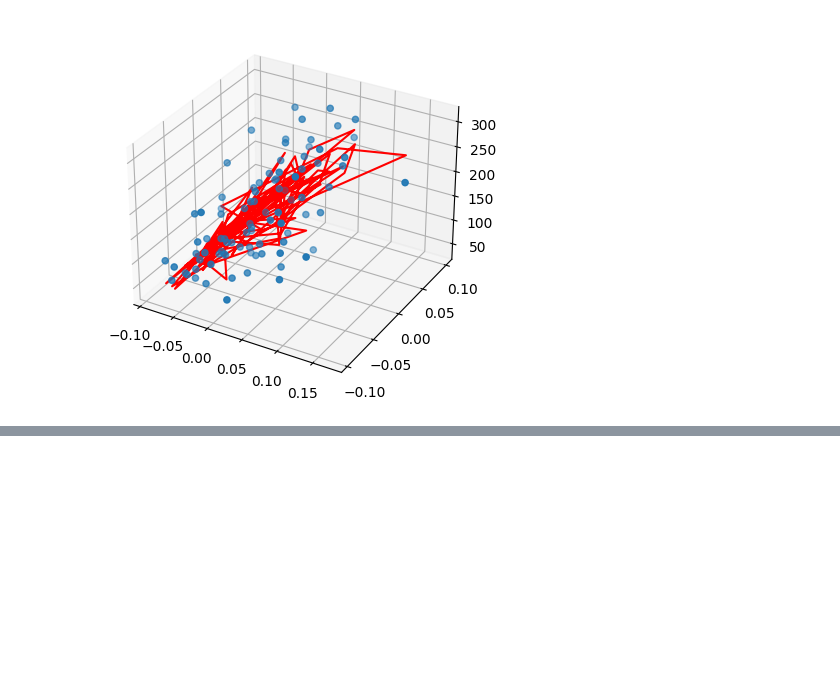
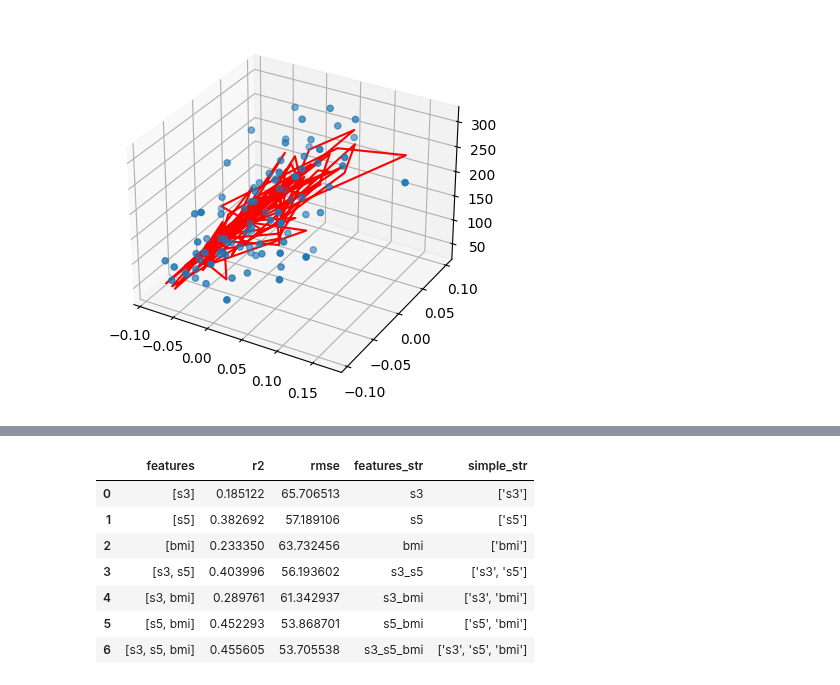
Before and after one commit to ValRCS/Python_SheGoesTech_22, a Jupyter notebook: Days_28_30_Machine_Learning/regression_diabetes.ipynb, the cells around one changed output, grey strips where cells are left out. Cells and saved outputs as stored; diff of their text form; code cells hidden in the pictures; blank space fills up the shorter version.

```diff
--- a/Days_28_30_Machine_Learning/regression_diabetes.ipynb
+++ b/Days_28_30_Machine_Learning/regression_diabetes.ipynb
@@ -198,0 +291,8 @@ plt.show()
+# %%
+# create an instance of the model
+lr = LinearRegression()
+# fit the model on the training data
+lr.fit(X_train, y_train)
+
+# make some predictions
+y_pred = lr.predict(X_test)
@@ -198,0 +341,20 @@ plt.show()
+# %%
+# lets try our function on the diabetes dataset
+# we will use all combinations of s3 s5 and bmi
+
+combins = [['s3'], ['s5'], ['bmi'], ['s3', 's5'], ['s3', 'bmi'], ['s5', 'bmi'], ['s3', 's5', 'bmi']]
+# we could have done this using itertools
+# import itertools
+# combins = list(itertools.combinations(['s3', 's5', 'bmi'], 1)) # 1 means 1 feature
+# combins = list(itertools.combinations(['s3', 's5', 'bmi'], 2)) # all combinations of 2 features
+# combins = list(itertools.combinations(['s3', 's5', 'bmi'], 3)) # all combinations of 3 features
+
+r2_list = []
+rmse_list = []
+for comb in combins:
+    r2, rmse = get_r2_rmse(df, comb)
+    print('Features:', comb, 'R2 Score:', r2, 'Root Mean Squared Error:', rmse)
+    r2_list.append(r2)
+    rmse_list.append(rmse)
+
+# lets plot the r2 score and root mean squared error
@@ -198,0 +382,21 @@ plt.show()
+# %%
+# convert features column to string
+# so we can use it as a label
+# i used a anonymous function to do this - so we can apply it to each row
+# i made a tiny lambda fuction to do this
+
+results_df['features_str'] = results_df['features'].apply(lambda x: "_".join(x))
+# convert features column to string
+# so we can use it as a label
+# i could pass a premade function such as str to do this as well
+results_df['simple_str'] = results_df['features'].apply(str)
+results_df
+# %% [output]
+|  | features | r2 | rmse | features_str | simple_str |
+| 0 | [s3] | 0.185122 | 65.706513 | s3 | ['s3'] |
+| 1 | [s5] | 0.382692 | 57.189106 | s5 | ['s5'] |
+| 2 | [bmi] | 0.233350 | 63.732456 | bmi | ['bmi'] |
+| 3 | [s3, s5] | 0.403996 | 56.193602 | s3_s5 | ['s3', 's5'] |
+| 4 | [s3, bmi] | 0.289761 | 61.342937 | s3_bmi | ['s3', 'bmi'] |
+| 5 | [s5, bmi] | 0.452293 | 53.868701 | s5_bmi | ['s5', 'bmi'] |
+| 6 | [s3, s5, bmi] | 0.455605 | 53.705538 | s3_s5_bmi | ['s3', 's5', 'bmi'] |
```
Also changed, not shown: parts of 25 cells of this notebook, 1 other file.
